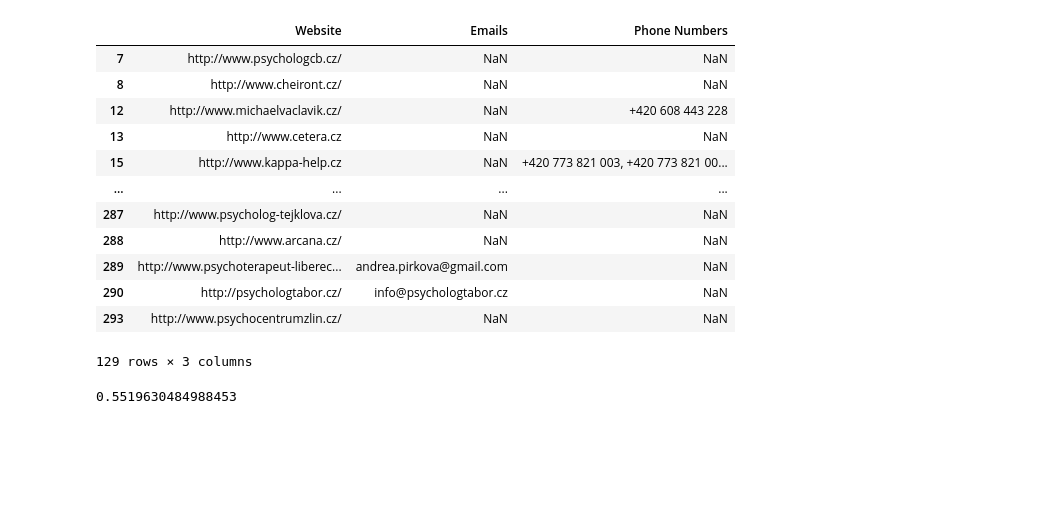
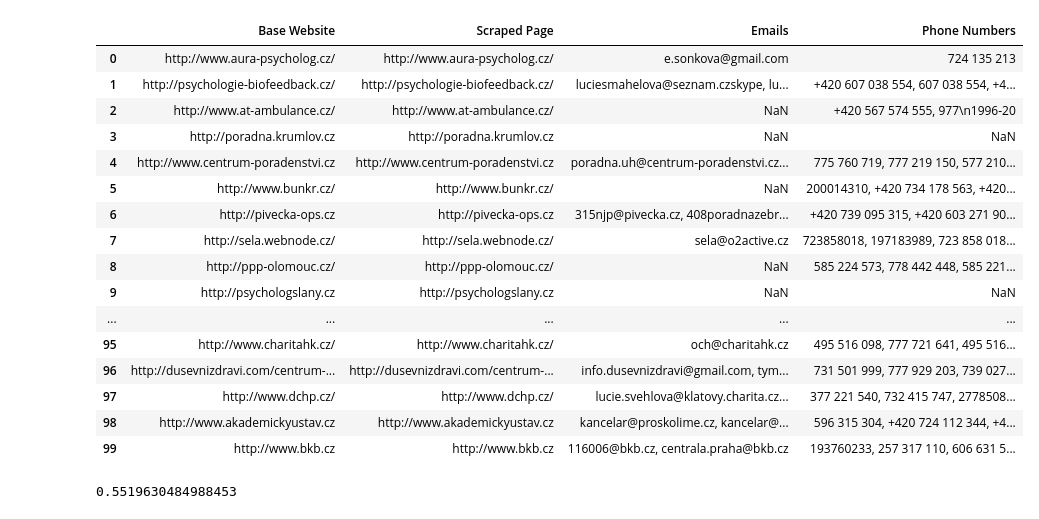
Before and after one commit to DmitriiSid/SafeZone, a Jupyter notebook: notebooks/mail_scraper.ipynb, the cells around one changed output. Cells and saved outputs as stored; diff of their text form; code cells hidden in the pictures; blank space fills up the shorter version.

Commit message:
new data and input update

```diff
--- a/notebooks/mail_scraper.ipynb
+++ b/notebooks/mail_scraper.ipynb
@@ -6,6 +6,7 @@ from bs4 import BeautifulSoup
 import re
 from tqdm import tqdm
 from urllib.parse import urljoin
+pd.set_option('display.max_rows', 500)
 # %%
 def data_prep(subset:bool = False) -> pd.DataFrame:
     db_pomoci = pd.read_csv("../db_pomoci.csv")
@@ -173,20 +218,25 @@ df_res.to_csv('../data/29_05/df_scraped_v5_300.csv', index=False)
 # %%
-df_scraped_v2_300_600 = pd.read_csv('data/29_05/df_scraped_v3_300.csv')
-df_scraped_v2_300_600[(df_scraped_v2_300_600['Emails'].isna()) | (df_scraped_v2_300_600['Phone Numbers'].isna())]
+df_scraped_v2_300_600 = pd.read_csv('../data/29_05/df_scraped_v6_100.csv')
+df_scraped_v2_300_600
+# df_scraped_v2_300_600[(df_scraped_v2_300_600['Emails'].isna()) | (df_scraped_v2_300_600['Phone Numbers'].isna())]
 # %% [output]
-|  | Website | Emails | Phone Numbers |
-| 7 | http://www.psychologcb.cz/ | NaN | NaN |
-| 8 | http://www.cheiront.cz/ | NaN | NaN |
-| 12 | http://www.michaelvaclavik.cz/ | NaN | +420 608 443 228 |
-| 13 | http://www.cetera.cz | NaN | NaN |
-| 15 | http://www.kappa-help.cz | NaN | +420 773 821 003, +420 773 821 00... |
-| ... | ... | ... | ... |
-| 287 | http://www.psycholog-tejklova.cz/ | NaN | NaN |
-| 288 | http://www.arcana.cz/ | NaN | NaN |
-| 289 | http://www.psychoterapeut-liberec... | andrea.pirkova@gmail.com | NaN |
-| 290 | http://psychologtabor.cz/ | info@psychologtabor.cz | NaN |
-| 293 | http://www.psychocentrumzlin.cz/ | NaN | NaN |
+|  | Base Website | Scraped Page | Emails | Phone Numbers |
+| 0 | http://www.aura-psycholog.cz/ | http://www.aura-psycholog.cz/ | e.sonkova@gmail.com | 724 135 213 |
+| 1 | http://psychologie-biofeedback.cz/ | http://psychologie-biofeedback.cz/ | luciesmahelova@seznam.czskype, lu... | +420 607 038 554, 607 038 554, +4... |
+| 2 | http://www.at-ambulance.cz/ | http://www.at-ambulance.cz/ | NaN | +420 567 574 555, 977\n1996-20 |
+| 3 | http://poradna.krumlov.cz | http://poradna.krumlov.cz | NaN | NaN |
+| 4 | http://www.centrum-poradenstvi.cz | http://www.centrum-poradenstvi.cz | poradna.uh@centrum-poradenstvi.cz... | 775 760 719, 777 219 150, 577 210... |
+| 5 | http://www.bunkr.cz/ | http://www.bunkr.cz/ | NaN | 200014310, +420 734 178 563, +420... |
+| 6 | http://pivecka-ops.cz | http://pivecka-ops.cz | 315njp@pivecka.cz, 408poradnazebr... | +420 739 095 315, +420 603 271 90... |
+| 7 | http://sela.webnode.cz/ | http://sela.webnode.cz/ | sela@o2active.cz | 723858018, 197183989, 723 858 018... |
+| 8 | http://ppp-olomouc.cz/ | http://ppp-olomouc.cz/ | NaN | 585 224 573, 778 442 448, 585 221... |
+| 9 | http://psychologslany.cz | http://psychologslany.cz | NaN | NaN |
+| ... | ... | ... | ... | ... |
+| 95 | http://www.charitahk.cz/ | http://www.charitahk.cz/ | och@charitahk.cz | 495 516 098, 777 721 641, 495 516... |
+| 96 | http://dusevnizdravi.com/centrum-... | http://dusevnizdravi.com/centrum-... | info.dusevnizdravi@gmail.com, tym... | 731 501 999, 777 929 203, 739 027... |
+| 97 | http://www.dchp.cz/ | http://www.dchp.cz/ | lucie.svehlova@klatovy.charita.cz... | 377 221 540, 732 415 747, 2778508... |
+| 98 | http://www.akademickyustav.cz | http://www.akademickyustav.cz | kancelar@proskolime.cz, kancelar@... | 596 315 304, +420 724 112 344, +4... |
+| 99 | http://www.bkb.cz | http://www.bkb.cz | 116006@bkb.cz, centrala.praha@bkb.cz | 193760233, 257 317 110, 606 631 5... |
-129 rows × 3 columns
 # %%
 df = data_prep(subset=False)
 (df.shape[0]-(129 + 121 + 138))/df.shape[0]
```
Also changed, not shown: parts of 17 cells of this notebook, 7 other files.
